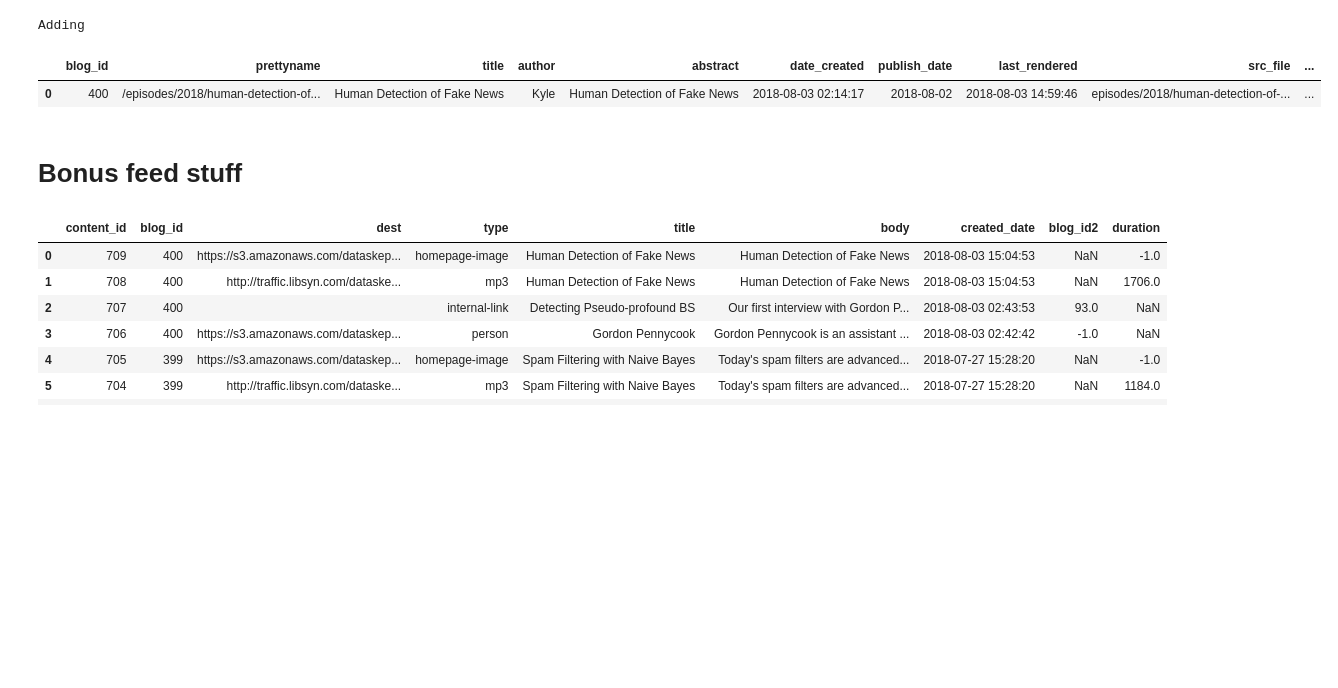
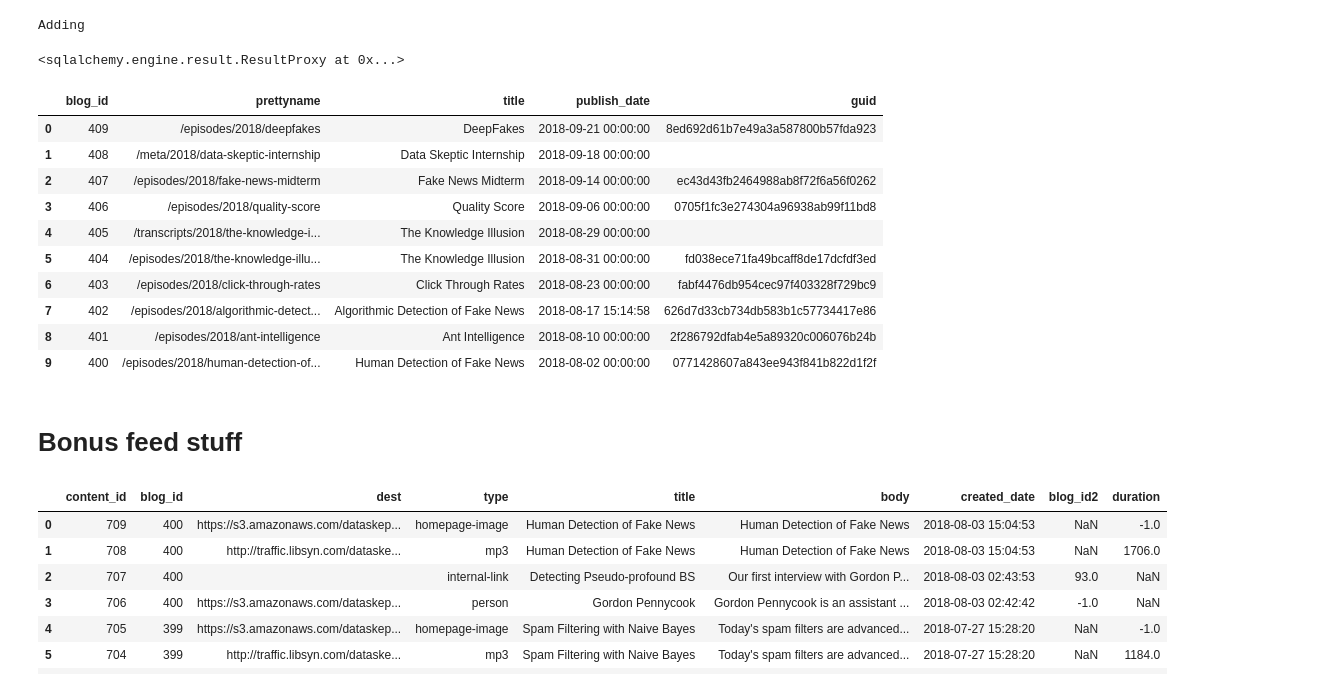
Before and after one commit to data-skeptic/dataskeptic.com, a Jupyter notebook: notebooks/update-related-content.ipynb, the cells around one changed output. Cells and saved outputs as stored; diff of their text form; code cells hidden in the pictures; blank space fills up the shorter version.

```diff
--- a/notebooks/update-related-content.ipynb
+++ b/notebooks/update-related-content.ipynb
@@ -123,8 +149,21 @@ for r in range(df.shape[0]):
         r2 = conn.execute(q2)
 # %% [output]
 Adding
+# %%
+conn.execute("UPDATE blog SET guid='8ed692d61b7e49a3a587800b57fda923' WHERE blog_id=409")
+# %% [output]
+<sqlalchemy.engine.result.ResultProxy at 0x...>
 # %%
-pd.read_sql("select * from blog order by blog_id desc limit 1", conn)
+pd.read_sql("select blog_id, prettyname, title, publish_date, guid from blog order by blog_id desc limit 10", conn)
 # %% [output]
-|  | blog_id | prettyname | title | author | abstract | date_created | publish_date | last_rendered | src_file | ... |
-| 0 | 400 | /episodes/2018/human-detection-of... | Human Detection of Fake News | Kyle | Human Detection of Fake News | 2018-08-03 02:14:17 | 2018-08-02 | 2018-08-03 14:59:46 | episodes/2018/human-detection-of-... | ... |
+|  | blog_id | prettyname | title | publish_date | guid |
+| 0 | 409 | /episodes/2018/deepfakes | DeepFakes | 2018-09-21 00:00:00 | 8ed692d61b7e49a3a587800b57fda923 |
+| 1 | 408 | /meta/2018/data-skeptic-internship | Data Skeptic Internship | 2018-09-18 00:00:00 |  |
+| 2 | 407 | /episodes/2018/fake-news-midterm | Fake News Midterm | 2018-09-14 00:00:00 | ec43d43fb2464988ab8f72f6a56f0262 |
+| 3 | 406 | /episodes/2018/quality-score | Quality Score | 2018-09-06 00:00:00 | 0705f1fc3e274304a96938ab99f11bd8 |
+| 4 | 405 | /transcripts/2018/the-knowledge-i... | The Knowledge Illusion | 2018-08-29 00:00:00 |  |
+| 5 | 404 | /episodes/2018/the-knowledge-illu... | The Knowledge Illusion | 2018-08-31 00:00:00 | fd038ece71fa49bcaff8de17dcfdf3ed |
+| 6 | 403 | /episodes/2018/click-through-rates | Click Through Rates | 2018-08-23 00:00:00 | fabf4476db954cec97f403328f729bc9 |
+| 7 | 402 | /episodes/2018/algorithmic-detect... | Algorithmic Detection of Fake News | 2018-08-17 15:14:58 | 626d7d33cb734db583b1c57734417e86 |
+| 8 | 401 | /episodes/2018/ant-intelligence | Ant Intelligence | 2018-08-10 00:00:00 | 2f286792dfab4e5a89320c006076b24b |
+| 9 | 400 | /episodes/2018/human-detection-of... | Human Detection of Fake News | 2018-08-02 00:00:00 | 0771428607a843ee943f841b822d1f2f |
```
Also changed, not shown: parts of 8 cells of this notebook.
